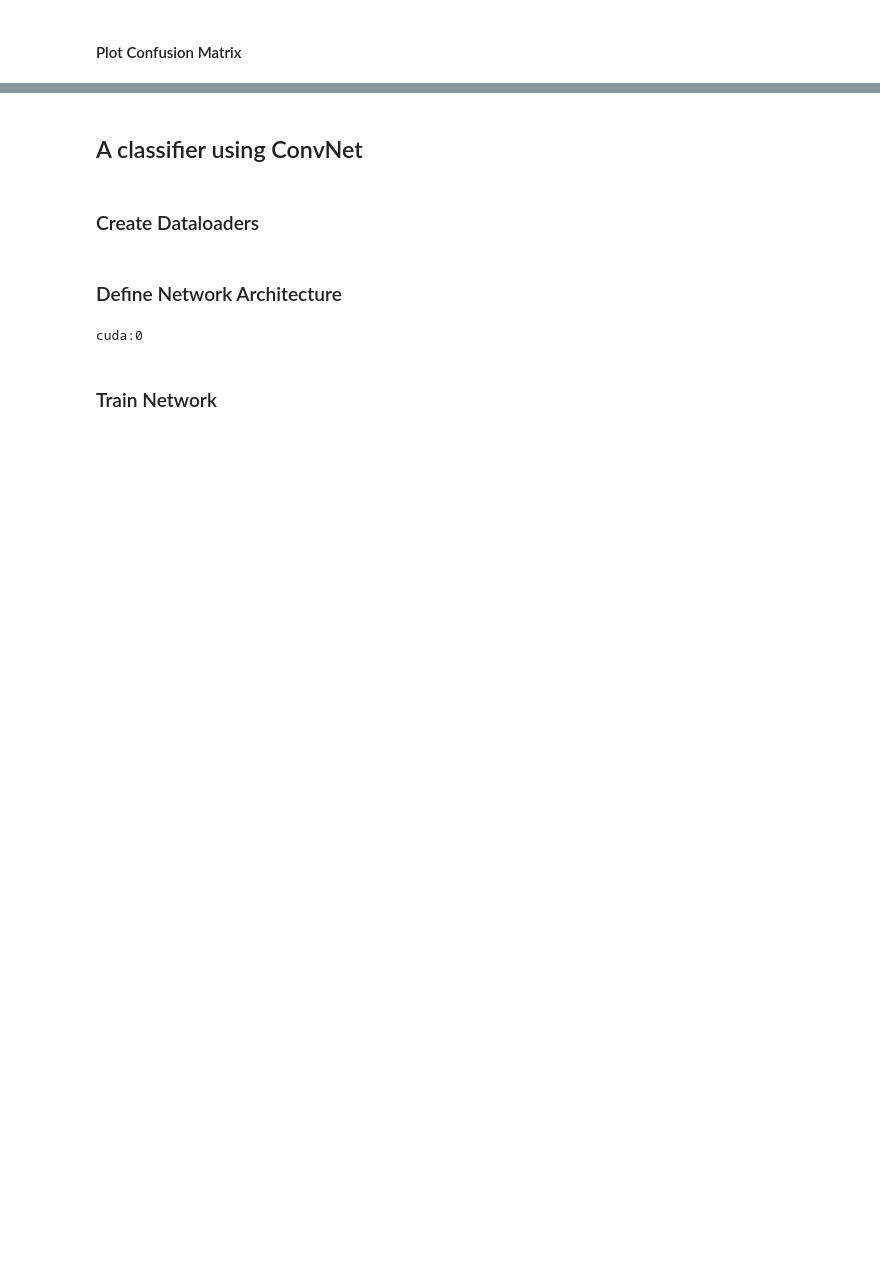
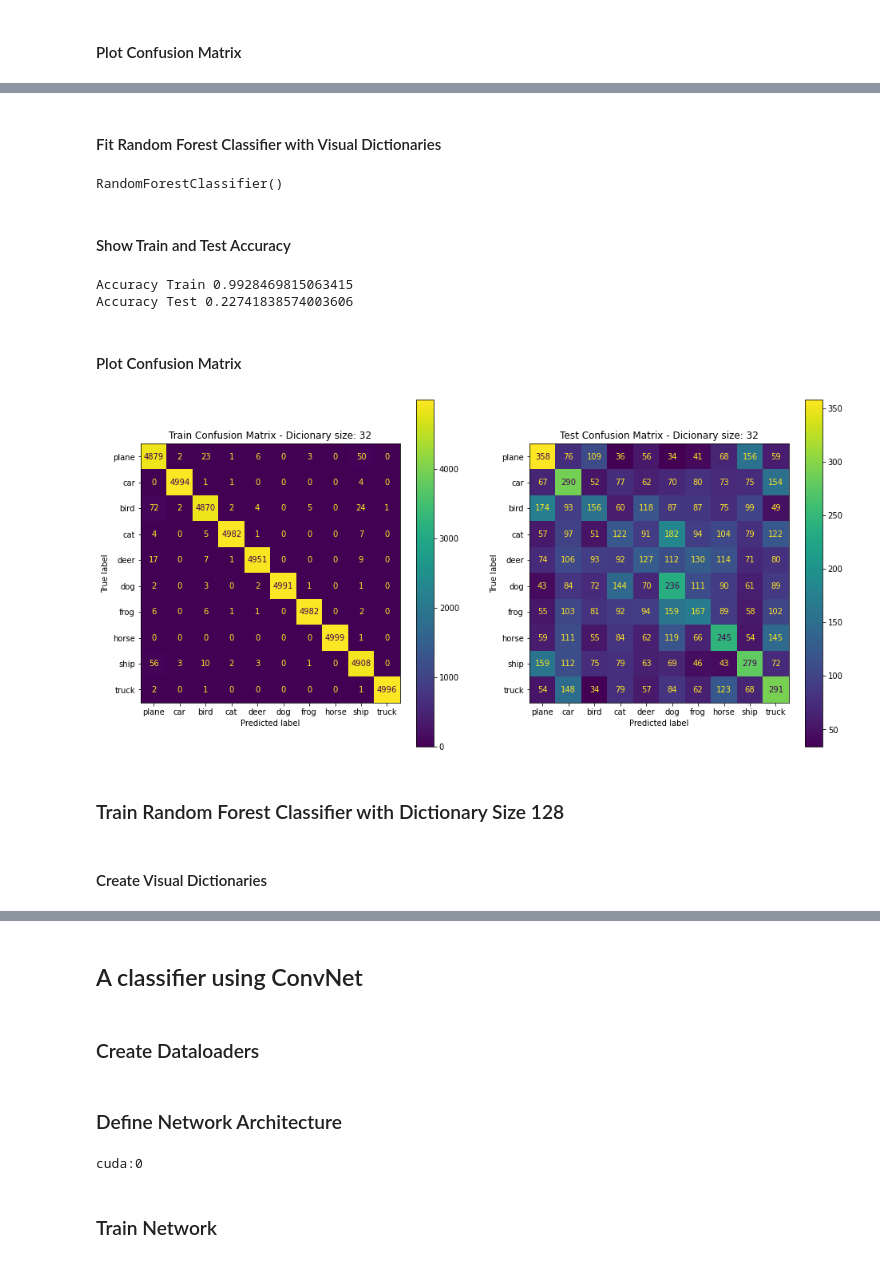
Before and after one commit to renato-lopes/CV-DCC, a Jupyter notebook: praticas/ep4/Recognition.ipynb, the cells around one changed output, grey strips where cells are left out. Drawn from its saved outputs; the diff is of its cells as text; code cells hidden in the pictures; blank space fills up the shorter version.

```diff
--- a/praticas/ep4/Recognition.ipynb
+++ b/praticas/ep4/Recognition.ipynb
@@ -226,0 +231,16 @@ plt.show()
+# %%
+DICT_SIZE = 32
+# Create clustering
+print("Creating cluster...")
+clustering = create_clustering(train_descriptions, dict_size=DICT_SIZE)
+print("Created cluster.")
+
+# Get training data visual dictionaries
+print("Getting visual dictionaries...")
+bof_X, bof_y = get_bof_data(clustering, train_sift_features, dict_size=DICT_SIZE)
+print("Got visual dictionaries.")
+
+# Get visual dictionaries for test samples
+print("Getting visual dictionaries...")
+bof_X_test, bof_y_test = get_bof_data(clustering, test_sift_features, dict_size=DICT_SIZE)
+print("Got visual dictionaries.")
@@ -226,0 +265,44 @@ plt.show()
+# %% [markdown]
+#### Fit Random Forest Classifier with Visual Dictionaries
+# %%
+# Create Random Forest Classifier
+forest_classifier = RandomForestClassifier()
+# Fit with visual dictionaries
+forest_classifier.fit(bof_X, bof_y)
+# %% [output]
+RandomForestClassifier()
+# %% [markdown]
+#### Show Train and Test Accuracy
+# %%
+# Compute Metrics
+predictions_train = forest_classifier.predict(bof_X)
+predictions_test = forest_classifier.predict(bof_X_test)
+print("Accuracy Train", sklearn.metrics.accuracy_score(bof_y, predictions_train))
+print("Accuracy Test", sklearn.metrics.accuracy_score(bof_y_test, predictions_test))
+# %% [output]
+Accuracy Train 0.9928469815063415
+Accuracy Test 0.22741838574003606
+# %% [markdown]
+#### Plot Confusion Matrix
+# %%
+cm_train = sklearn.metrics.confusion_matrix(bof_y, predictions_train)
+cm_test = sklearn.metrics.confusion_matrix(bof_y_test, predictions_test)
+
+fig = plt.figure(figsize=(16,8))
+
+ax = plt.subplot(1, 2, 1)
+plt.title(f"Train Confusion Matrix - Dicionary size: {DICT_SIZE}")
+disp = ConfusionMatrixDisplay(confusion_matrix=cm_train, display_labels=classes)
+disp = disp.plot(ax=ax)
+
+ax = plt.subplot(1, 2, 2)
+plt.title(f"Test Confusion Matrix - Dicionary size: {DICT_SIZE}")
+disp = ConfusionMatrixDisplay(confusion_matrix=cm_test, display_labels=classes)
+disp = disp.plot(ax=ax)
+plt.show()
+# %% [output]
+[figure, added]
+# %% [markdown]
+### Train Random Forest Classifier with Dictionary Size 128
+# %% [markdown]
+#### Create Visual Dictionaries
```
Also changed, not shown: parts of 16 cells of this notebook.
